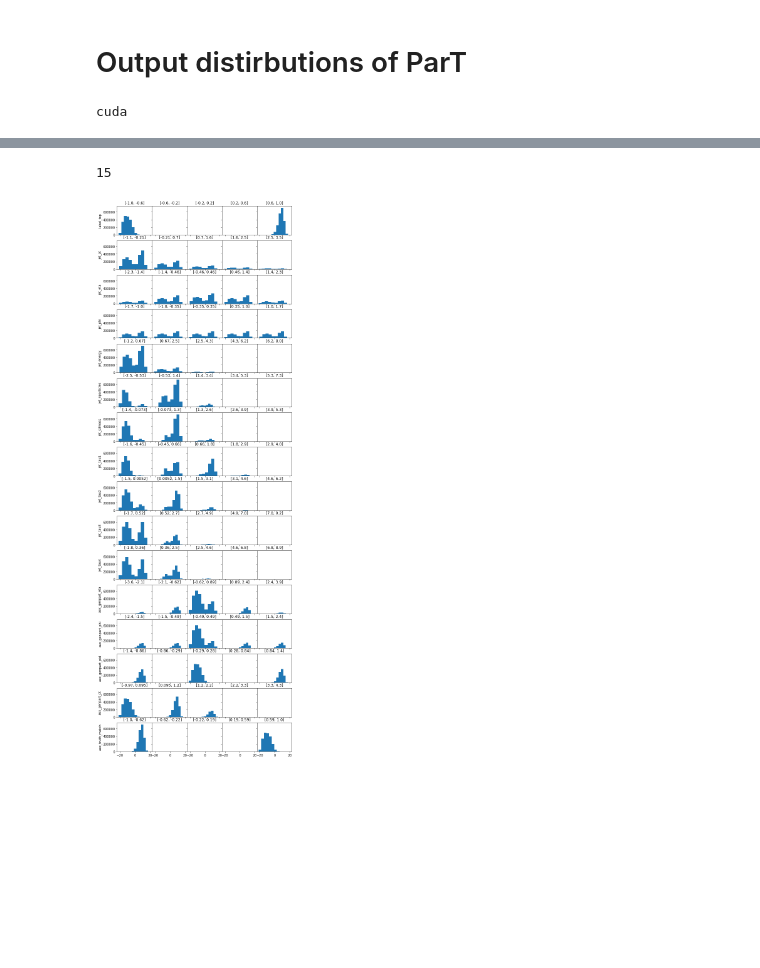
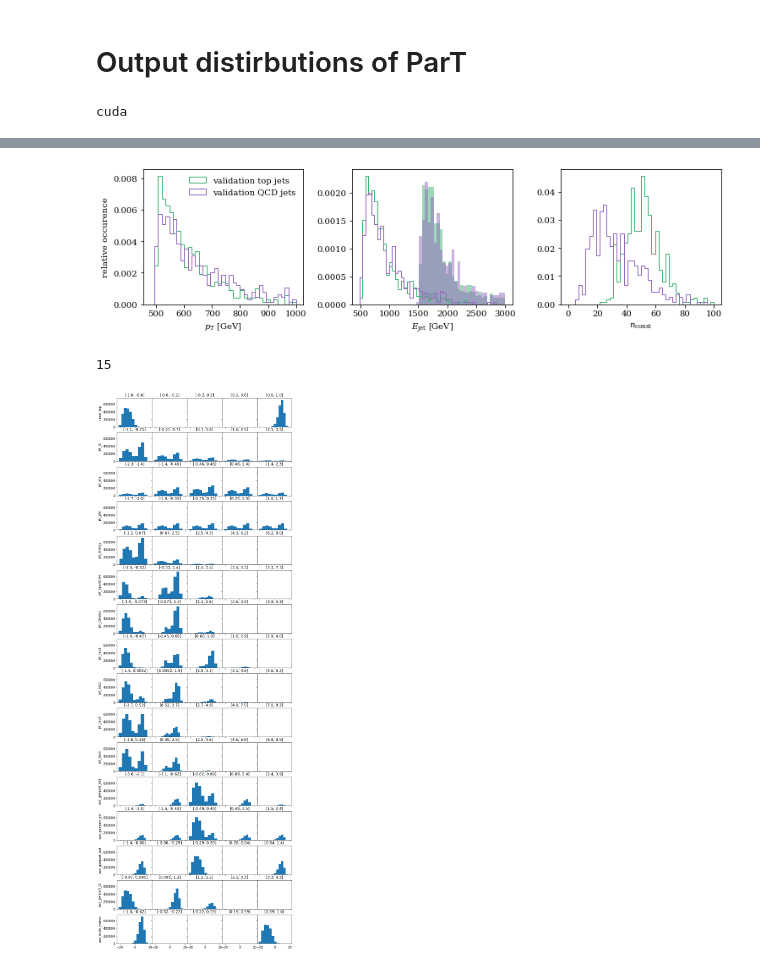
Before and after one commit to sbieringer/ClassificationSurrogates, a Jupyter notebook: output_dists.ipynb, the cells around one changed output, grey strips where cells are left out. Saved outputs shown, nothing was run; the diff lists cells and outputs as text; code cells hidden in the pictures; blank space fills up the shorter version.

```diff
--- a/output_dists.ipynb
+++ b/output_dists.ipynb
@@ -136,3 +136,60 @@ n [40.]
+# %%
+n_plot = 1000
+#n_stat_alea = 500
+bins = np.linspace(0,1,11)
+bins_add = [np.linspace(480,1000,40), np.linspace(480,3000,50), np.linspace(0,100,43)]
+
+colors = ['C4', 'mediumseagreen']
+labels = [f'{n_plot} closest QCD jets', f'{n_plot} closest top jets']
+texts = ['  QCD jet', 'top jet  ']
+has = ['left', 'right']
+
+dont_use = ['jet_eta', 'jet_phi', 'jet_sdmass',
+            'jet_tau1',	'jet_tau2',	'jet_tau3',	'jet_tau4',
+            'aux_genpart_eta', 'aux_genpart_phi', 'aux_genpart_pid', 'aux_genpart_pt', 'aux_truth_match']
+
+titles = [r'$p_T$ [GeV]', r'$E_\mathrm{jet}$ [GeV]', r'$n_\mathrm{const}$']
+
+n_plots = 16-len(dont_use)-1
+fig_add, axs_add = plt.subplots(1,n_plots, figsize = (n_plots*3.5,3))
+
+jet = 'both'
+
+add = [0, 1000, 0]
+
+dataset_train = JetDataset("./jet_data", 'val', del_context=dont_use)
+dataset_train.features = dataset_train.features[np.random.permutation(len(dataset_train.features))][:1000]
+
+for i_plot in range(n_plots):
+    if add[i_plot] != 0:
+        if jet != 'QCD':
+            mask = dataset_train.features[:,0] == 1
+            _,b,_ = axs_add[i_plot].hist(dataset_train.features[:,i_plot+1][mask]*dataset_train.std_norm[:,i_plot+1] + dataset_train.means_norm[:,i_plot+1] + add[i_plot],
+                        histtype = 'stepfilled', density = True, bins = bins_add[i_plot], color = colors[1], label = 'validation top jets', alpha = 0.5)
+        if jet != 'top':
+            mask = dataset_train.features[:,0] == -1.
+            v,b,_ = axs_add[i_plot].hist(dataset_train.features[:,i_plot+1][mask]*dataset_train.std_norm[:,i_plot+1] + dataset_train.means_norm[:,i_plot+1]+ add[i_plot],
+                        histtype = 'stepfilled', density = True, bins = bins_add[i_plot], color = colors[0], label = 'validation QCD jets', alpha = 0.5)
+
+    if jet != 'QCD':
+        mask = dataset_train.features[:,0] == 1
+        _,b,_ = axs_add[i_plot].hist(dataset_train.features[:,i_plot+1][mask]*dataset_train.std_norm[:,i_plot+1] + dataset_train.means_norm[:,i_plot+1],
+                    histtype = 'step', density = True, bins = bins_add[i_plot], color = colors[1], label = 'validation top jets')
+    if jet != 'top':
+        mask = dataset_train.features[:,0] == -1.
+        v,b,_ = axs_add[i_plot].hist(dataset_train.features[:,i_plot+1][mask]*dataset_train.std_norm[:,i_plot+1] + dataset_train.means_norm[:,i_plot+1],
+                    histtype = 'step', density = True, bins = bins_add[i_plot], color = colors[0], label = 'validation QCD jets')
+
+
+for i_plot in range(n_plots):
+    #axs_add[i_plot].set_ylim(None,[0.1,0.1,1][i_plot])
+    axs_add[i_plot].set_xlabel(titles[i_plot])
+axs_add[0].set_ylabel('relative occurence')
+axs_add[0].legend(frameon=False)
+fig_add.tight_layout()
+fig_add.savefig(f'./figs/data/features_shift.pdf')
+# %% [output]
+[figure, added]
 # %%
 #plot over input bins
 
```
Also changed, not shown: parts of 2 cells of this notebook, 4 other files.
